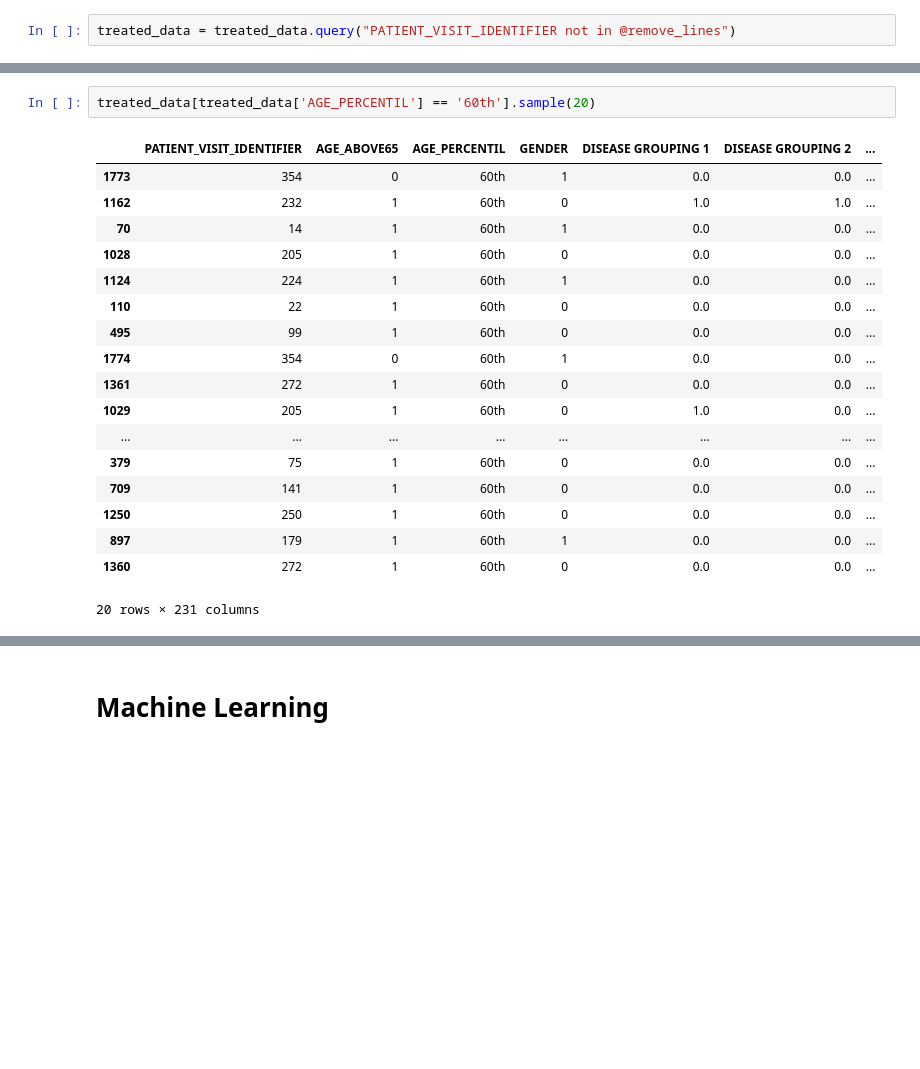
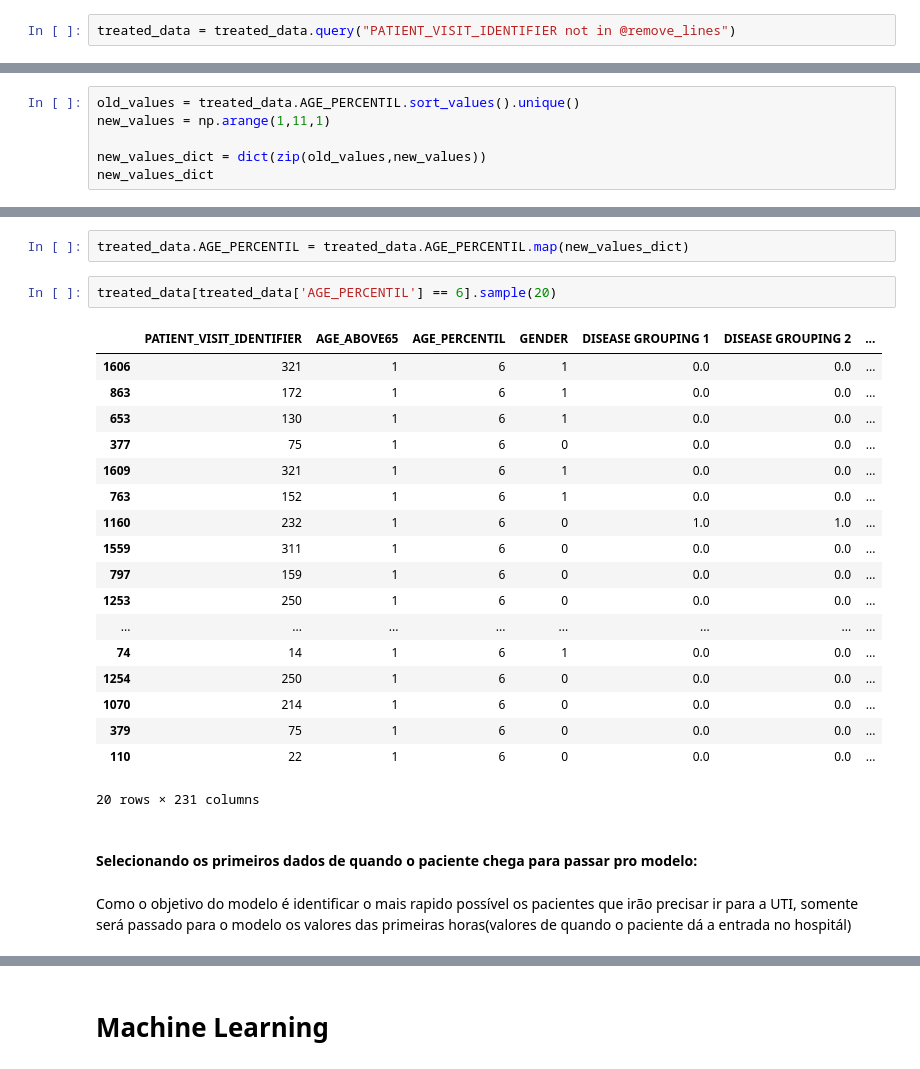
Before and after one commit to Igor-Arantes/Previsao-Internacao-Covid, a Jupyter notebook: Previsão_Internação_COVID.ipynb, the cells around one changed output, grey strips where cells are left out. Drawn from its saved outputs; the diff is of its cells as text; blank space fills up the shorter version.

```diff
--- a/Previsão_Internação_COVID.ipynb
+++ b/Previsão_Internação_COVID.ipynb
@@ -128,0 +165,6 @@ treated_data = treated_data.query("PATIENT_VISIT_IDENTIFIER not in @remove_lines
+# %%
+old_values = treated_data.AGE_PERCENTIL.sort_values().unique()
+new_values = np.arange(1,11,1)
+
+new_values_dict = dict(zip(old_values,new_values))
+new_values_dict
@@ -129,21 +182,27 @@ treated_data = treated_data.query("PATIENT_VISIT_IDENTIFIER not in @remove_lines
+# %%
+treated_data.AGE_PERCENTIL = treated_data.AGE_PERCENTIL.map(new_values_dict)
 # %%
-treated_data[treated_data['AGE_PERCENTIL'] == '60th'].sample(20)
+treated_data[treated_data['AGE_PERCENTIL'] == 6].sample(20)
 # %% [output]
 |  | PATIENT_VISIT_IDENTIFIER | AGE_ABOVE65 | AGE_PERCENTIL | GENDER | DISEASE GROUPING 1 | DISEASE GROUPING 2 | ... |
-| 1773 | 354 | 0 | 60th | 1 | 0.0 | 0.0 | ... |
-| 1162 | 232 | 1 | 60th | 0 | 1.0 | 1.0 | ... |
-| 70 | 14 | 1 | 60th | 1 | 0.0 | 0.0 | ... |
-| 1028 | 205 | 1 | 60th | 0 | 0.0 | 0.0 | ... |
-| 1124 | 224 | 1 | 60th | 1 | 0.0 | 0.0 | ... |
-| 110 | 22 | 1 | 60th | 0 | 0.0 | 0.0 | ... |
-| 495 | 99 | 1 | 60th | 0 | 0.0 | 0.0 | ... |
-| 1774 | 354 | 0 | 60th | 1 | 0.0 | 0.0 | ... |
-| 1361 | 272 | 1 | 60th | 0 | 0.0 | 0.0 | ... |
-| 1029 | 205 | 1 | 60th | 0 | 1.0 | 0.0 | ... |
+| 1606 | 321 | 1 | 6 | 1 | 0.0 | 0.0 | ... |
+| 863 | 172 | 1 | 6 | 1 | 0.0 | 0.0 | ... |
+| 653 | 130 | 1 | 6 | 1 | 0.0 | 0.0 | ... |
+| 377 | 75 | 1 | 6 | 0 | 0.0 | 0.0 | ... |
+| 1609 | 321 | 1 | 6 | 1 | 0.0 | 0.0 | ... |
+| 763 | 152 | 1 | 6 | 1 | 0.0 | 0.0 | ... |
+| 1160 | 232 | 1 | 6 | 0 | 1.0 | 1.0 | ... |
+| 1559 | 311 | 1 | 6 | 0 | 0.0 | 0.0 | ... |
+| 797 | 159 | 1 | 6 | 0 | 0.0 | 0.0 | ... |
+| 1253 | 250 | 1 | 6 | 0 | 0.0 | 0.0 | ... |
 | ... | ... | ... | ... | ... | ... | ... | ... |
-| 379 | 75 | 1 | 60th | 0 | 0.0 | 0.0 | ... |
-| 709 | 141 | 1 | 60th | 0 | 0.0 | 0.0 | ... |
-| 1250 | 250 | 1 | 60th | 0 | 0.0 | 0.0 | ... |
-| 897 | 179 | 1 | 60th | 1 | 0.0 | 0.0 | ... |
-| 1360 | 272 | 1 | 60th | 0 | 0.0 | 0.0 | ... |
+| 74 | 14 | 1 | 6 | 1 | 0.0 | 0.0 | ... |
+| 1254 | 250 | 1 | 6 | 0 | 0.0 | 0.0 | ... |
+| 1070 | 214 | 1 | 6 | 0 | 0.0 | 0.0 | ... |
+| 379 | 75 | 1 | 6 | 0 | 0.0 | 0.0 | ... |
+| 110 | 22 | 1 | 6 | 0 | 0.0 | 0.0 | ... |
 20 rows × 231 columns
+# %% [markdown]
+#### Selecionando os primeiros dados de quando o paciente chega para passar pro modelo:
+# %% [markdown]
+Como o objetivo do modelo é identificar o mais rapido possível os pacientes que irão precisar ir para a UTI, somente será passado para o modelo os valores das primeiras horas(valores de quando o paciente dá a entrada no hospitál)
```
Also changed, not shown: parts of 20 cells of this notebook.
